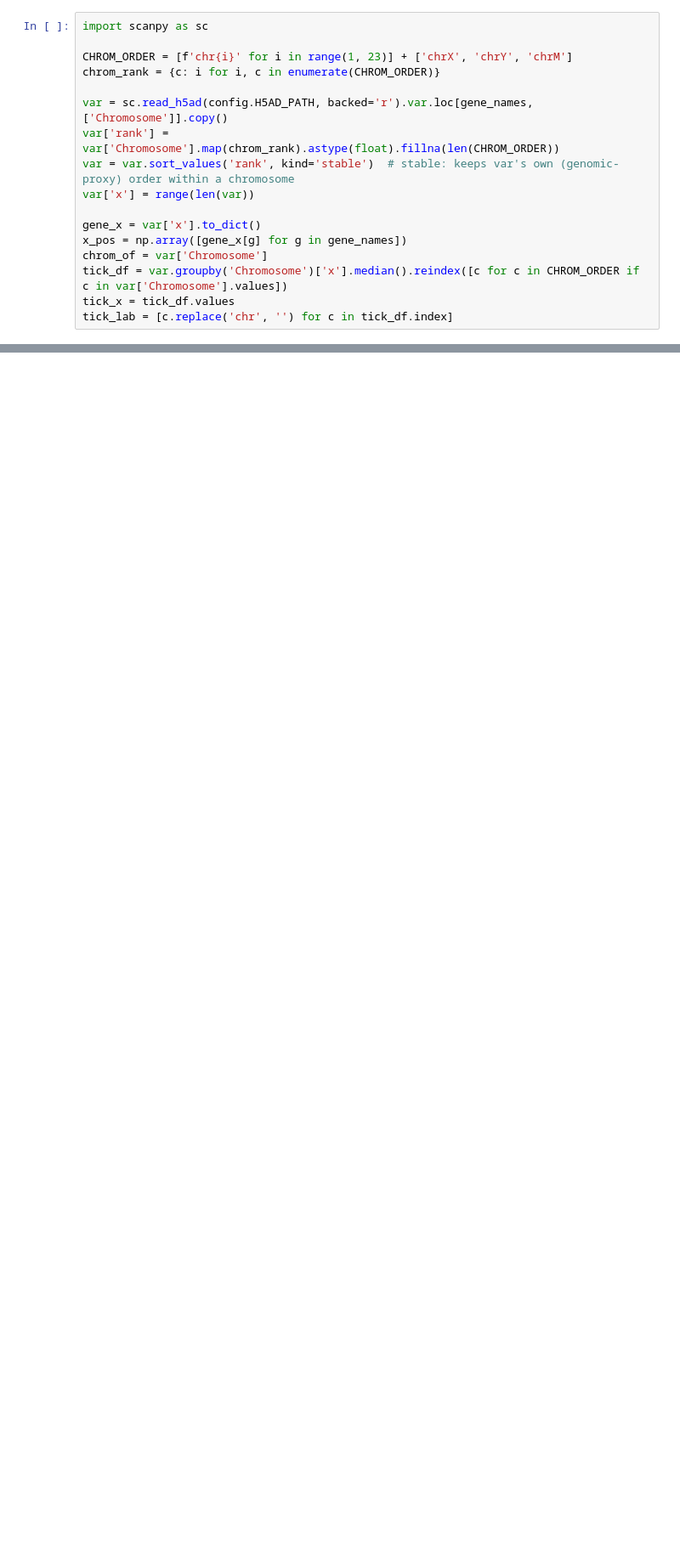
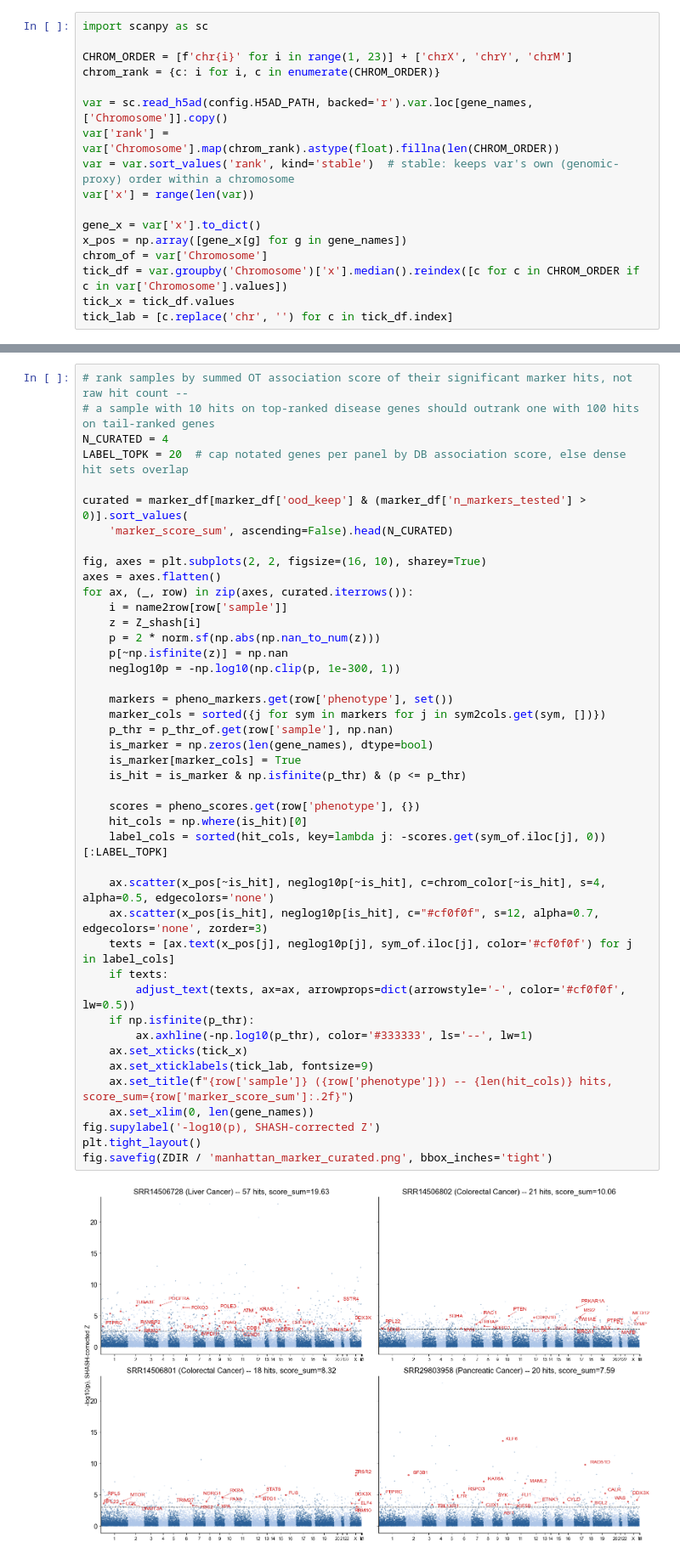
Before and after one commit to jmj3078/cfRNA_Disentaglement, a Jupyter notebook: MixedEffectsModeling/3_disease_scoring.ipynb, the cells around one changed output, grey strips where cells are left out. Shown at 85% size. Drawn from its saved outputs; the diff is of its cells as text; blank space fills up the shorter version.

```diff
--- a/MixedEffectsModeling/3_disease_scoring.ipynb
+++ b/MixedEffectsModeling/3_disease_scoring.ipynb
@@ -403 +386,46 @@ Tuberculosis        101   0.779657          0.0      0
+# %%
+# rank samples by summed OT association score of their significant marker hits, not raw hit count --
+# a sample with 10 hits on top-ranked disease genes should outrank one with 100 hits on tail-ranked genes
+N_CURATED = 4
+LABEL_TOPK = 20  # cap notated genes per panel by DB association score, else dense hit sets overlap
+
+curated = marker_df[marker_df['ood_keep'] & (marker_df['n_markers_tested'] > 0)].sort_values(
+    'marker_score_sum', ascending=False).head(N_CURATED)
+
+fig, axes = plt.subplots(2, 2, figsize=(16, 10), sharey=True)
+axes = axes.flatten()
+for ax, (_, row) in zip(axes, curated.iterrows()):
+    i = name2row[row['sample']]
+    z = Z_shash[i]
+    p = 2 * norm.sf(np.abs(np.nan_to_num(z)))
+    p[~np.isfinite(z)] = np.nan
+    neglog10p = -np.log10(np.clip(p, 1e-300, 1))
+
+    markers = pheno_markers.get(row['phenotype'], set())
+    marker_cols = sorted({j for sym in markers for j in sym2cols.get(sym, [])})
+    p_thr = p_thr_of.get(row['sample'], np.nan)
+    is_marker = np.zeros(len(gene_names), dtype=bool)
+    is_marker[marker_cols] = True
+    is_hit = is_marker & np.isfinite(p_thr) & (p <= p_thr)
+
+    scores = pheno_scores.get(row['phenotype'], {})
+    hit_cols = np.where(is_hit)[0]
+    label_cols = sorted(hit_cols, key=lambda j: -scores.get(sym_of.iloc[j], 0))[:LABEL_TOPK]
+
+    ax.scatter(x_pos[~is_hit], neglog10p[~is_hit], c=chrom_color[~is_hit], s=4, alpha=0.5, edgecolors='none')
+    ax.scatter(x_pos[is_hit], neglog10p[is_hit], c="#cf0f0f", s=12, alpha=0.7, edgecolors='none', zorder=3)
+    texts = [ax.text(x_pos[j], neglog10p[j], sym_of.iloc[j], color='#cf0f0f') for j in label_cols]
+    if texts:
+        adjust_text(texts, ax=ax, arrowprops=dict(arrowstyle='-', color='#cf0f0f', lw=0.5))
+    if np.isfinite(p_thr):
+        ax.axhline(-np.log10(p_thr), color='#333333', ls='--', lw=1)
+    ax.set_xticks(tick_x)
+    ax.set_xticklabels(tick_lab, fontsize=9)
+    ax.set_title(f"{row['sample']} ({row['phenotype']}) -- {len(hit_cols)} hits, score_sum={row['marker_score_sum']:.2f}")
+    ax.set_xlim(0, len(gene_names))
+fig.supylabel('-log10(p), SHASH-corrected Z')
+plt.tight_layout()
+fig.savefig(ZDIR / 'manhattan_marker_curated.png', bbox_inches='tight')
+# %% [output]
+[figure, added]
 # %%
```
Also changed, not shown: parts of 11 cells of this notebook, 33 other files.
